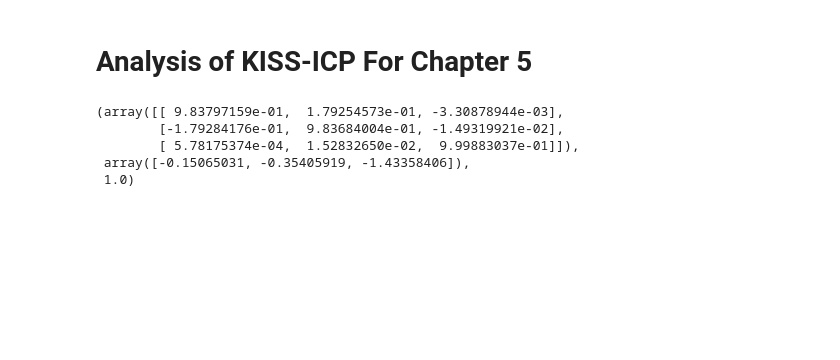
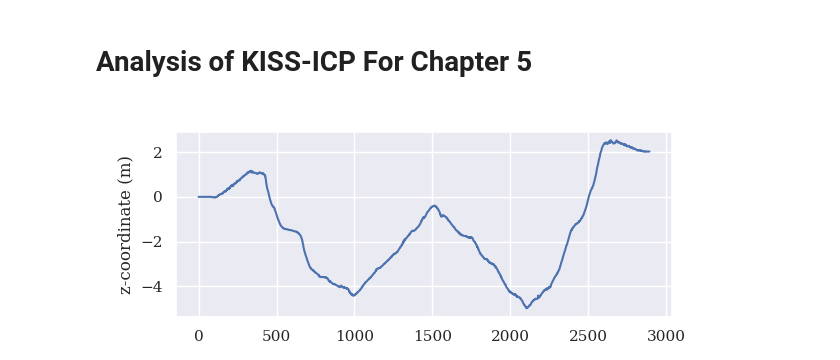
Before and after one commit to Jul310/kiss-icp, a Jupyter notebook: tum_eval/mdv3_evaluation.ipynb, the cells around one changed output. Cells and saved outputs as stored; diff of their text form; code cells hidden in the pictures; blank space fills up the shorter version.

```diff
--- a/tum_eval/mdv3_evaluation.ipynb
+++ b/tum_eval/mdv3_evaluation.ipynb
@@ -156,11 +163,3 @@ print(diffs.shape)
 
 print(f"Max Roll Diff: {np.max(diffs[:,0])*180/math.pi}\nMax Ptich Diff: {np.max(diffs[:,1])*180/math.pi}")
 print(f"Max Roll Diff: {np.argmax(diffs[:,0])}\nMax Ptich Diff: {np.argmax(diffs[:,1])}")
-# %%
-umeyama_re
-# %% [output]
-(array([[ 9.83797159e-01,  1.79254573e-01, -3.30878944e-03],
-        [-1.79284176e-01,  9.83684004e-01, -1.49319921e-02],
-        [ 5.78175374e-04,  1.52832650e-02,  9.99883037e-01]]),
- array([-0.15065031, -0.35405919, -1.43358406]),
- 1.0)
@@ -166,0 +173,28 @@ umeyama_re
+# %%
+
+t1 = read_pickle("data/pickle/mdv3_1/kiss_trajectories.pkl")[data_key][2]
+t2 = read_pickle("data/pickle/mdv3_2/kiss_trajectories.pkl")[data_key][2]
+
+plt.close('all')
+# fig = plt.figure(figsize=get_figsize(wf=2.5,hf=.2))
+fig = plt.figure(figsize=[6.4, 2.4])
+# # ax = fig.add_subplot(211)
+# # ax.set_xlabel("Index")
+# ax.set_ylabel("z-coordinate (m)")
+# # ax.set_title("Route 1")
+# ax.plot(t1.positions_xyz[:,2])
+# ax = fig.add_subplot(212)
+# # ax.set_title("Route 2")
+# ax.set_ylabel("z-coordinate (m)")
+# # ax.set_xlabel("Index")
+# ax.plot(t2.positions_xyz[:,2])
+
+plt.plot(t1.positions_xyz[:,2])
+plt.xlabel("Index")
+plt.ylabel("z-coordinate (m)")
+
+plt.savefig
+# plt.xlabel("Index")
+plt.savefig("/mnt/c/Users/J-Dau/OneDrive/TUM/04_SS23/02_MA/02_Figures/08_ch-6-results/03_kiss_ekf-analysis/mdv3_1_kiss-z-only.pdf", format="pdf", bbox_inches="tight")
+# %% [output]
+[figure, added]
```
Also changed, not shown: parts of 13 cells of this notebook, 6 other files.
